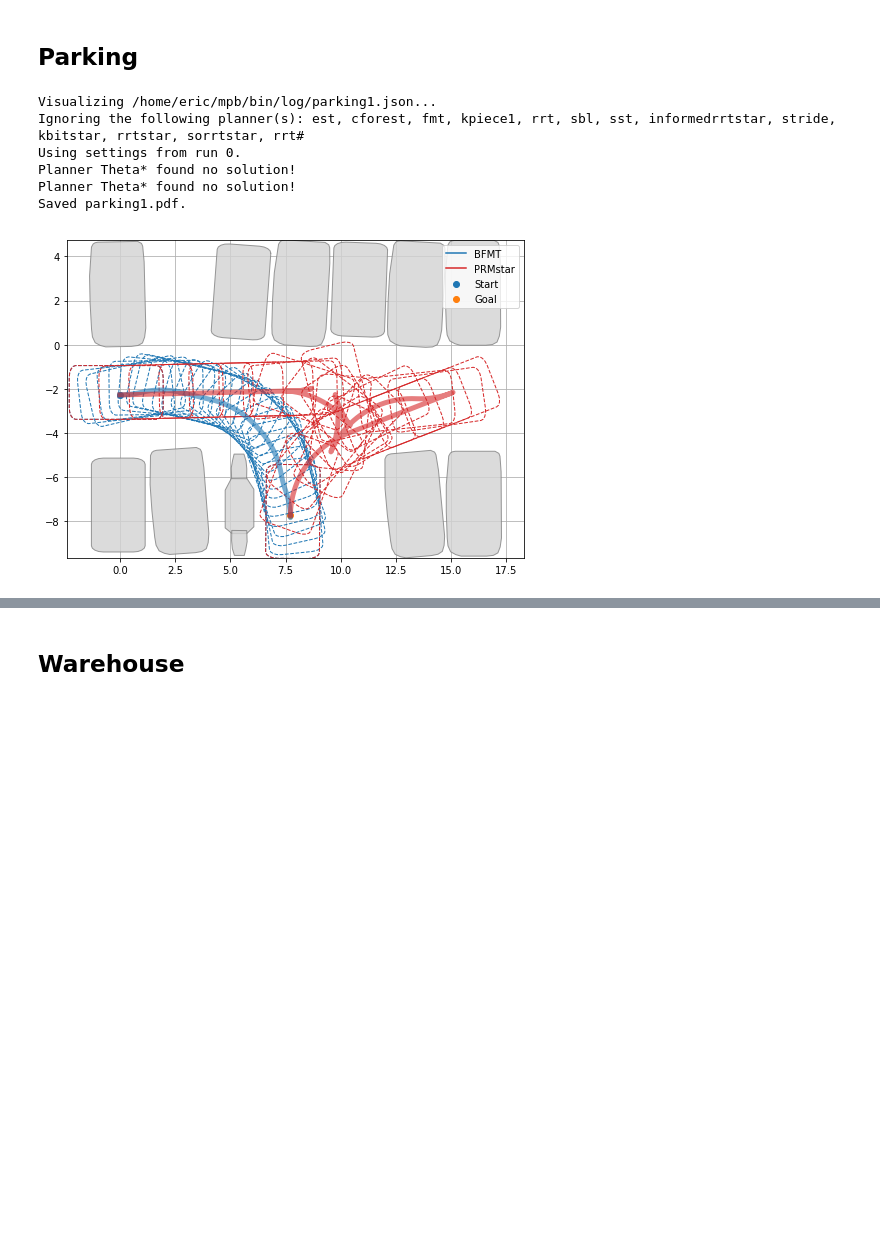
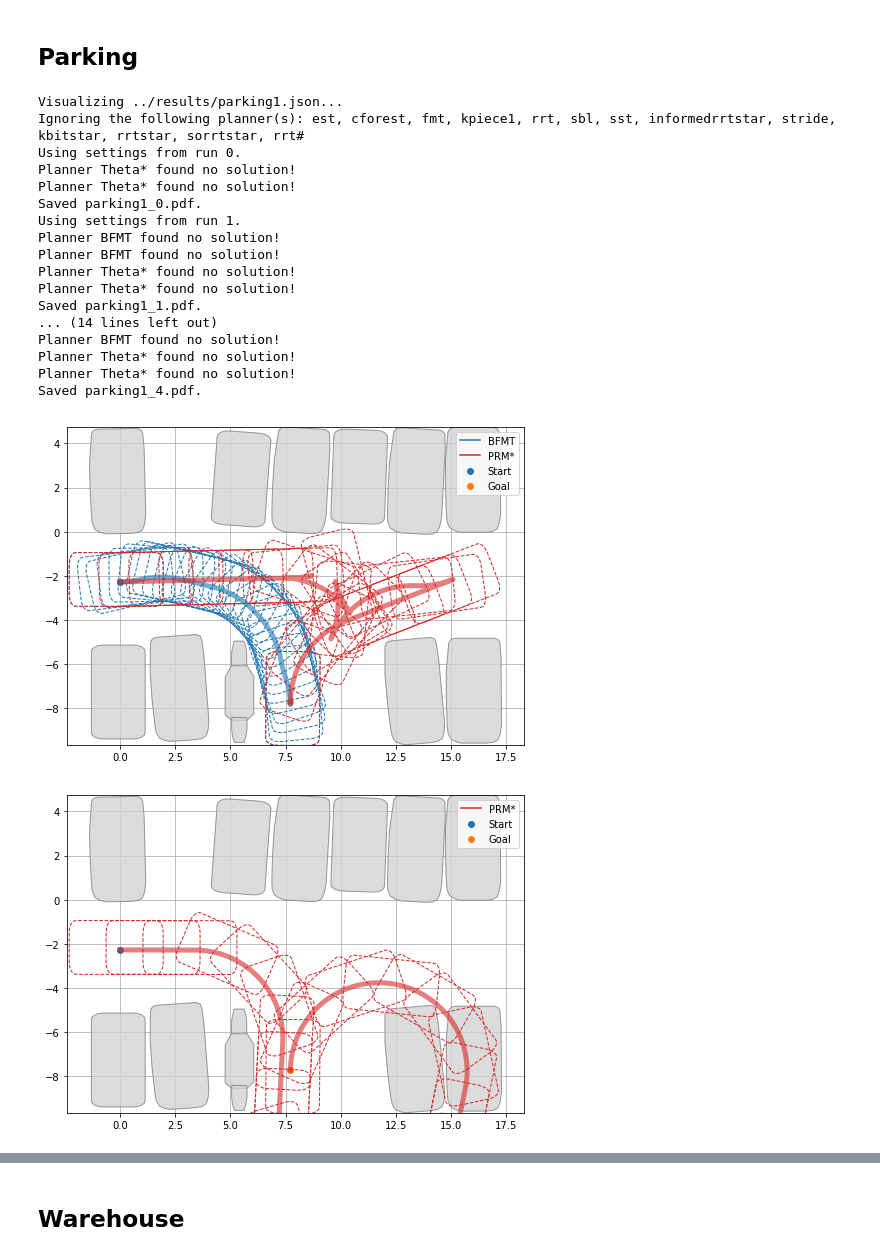
Before and after one commit to robot-motion/bench-mr, a Jupyter notebook: plotting/Trajectories.ipynb, the cells around one changed output, grey strips where cells are left out. Cells and saved outputs as stored; diff of their text form; code cells hidden in the pictures; blank space fills up the shorter version.

```diff
--- a/plotting/Trajectories.ipynb
+++ b/plotting/Trajectories.ipynb
@@ -22,21 +22,33 @@ The autoreload extension is already loaded. To reload it, use:
 # %%
 %reload_ext autoreload
 
 scenario = "parking1"
 
-visualize('/home/eric/mpb/bin/log/%s.json' % scenario,
+visualize('../results/%s.json' % scenario,
           ignore_planners="est,cforest,fmt,kpiece1,rrt,sbl,sst,informedrrtstar,stride,kbitstar,rrtstar,sorrtstar,rrt#",
           plot_every_nth_polygon=40,
           fig_width=7,
           fig_height=5,
           set_title=False,
           line_width=5,
           save_file="%s.pdf" % scenario)
 # %% [output]
-Visualizing /home/eric/mpb/bin/log/parking1.json...
+Visualizing ../results/parking1.json...
 Ignoring the following planner(s): est, cforest, fmt, kpiece1, rrt, sbl, sst, informedrrtstar, stride, kbitstar, rrtstar, sorrtstar, rrt#
 Using settings from run 0.
 Planner Theta* found no solution!
 Planner Theta* found no solution!
-Saved parking1.pdf.
+Saved parking1_0.pdf.
+Using settings from run 1.
+Planner BFMT found no solution!
+Planner BFMT found no solution!
+Planner Theta* found no solution!
+Planner Theta* found no solution!
+Saved parking1_1.pdf.
+... (14 lines left out)
+Planner BFMT found no solution!
+Planner Theta* found no solution!
+Planner Theta* found no solution!
+Saved parking1_4.pdf.
-[figure, old version]
+[figure, new version]
+[figure, added]
```
Also changed, not shown: parts of 8 cells of this notebook, 16 other files.
